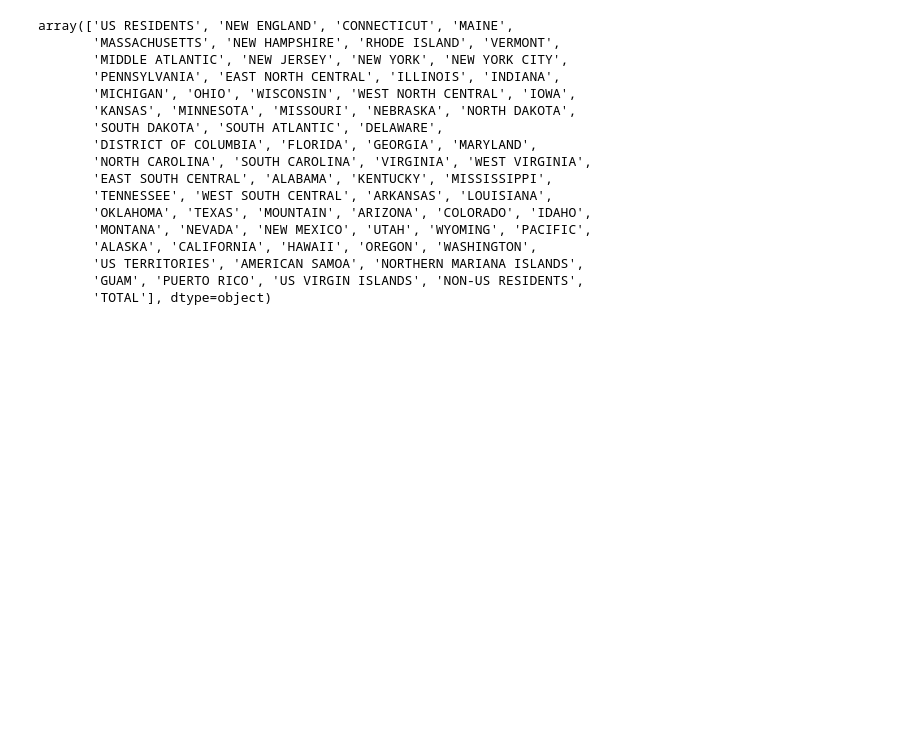
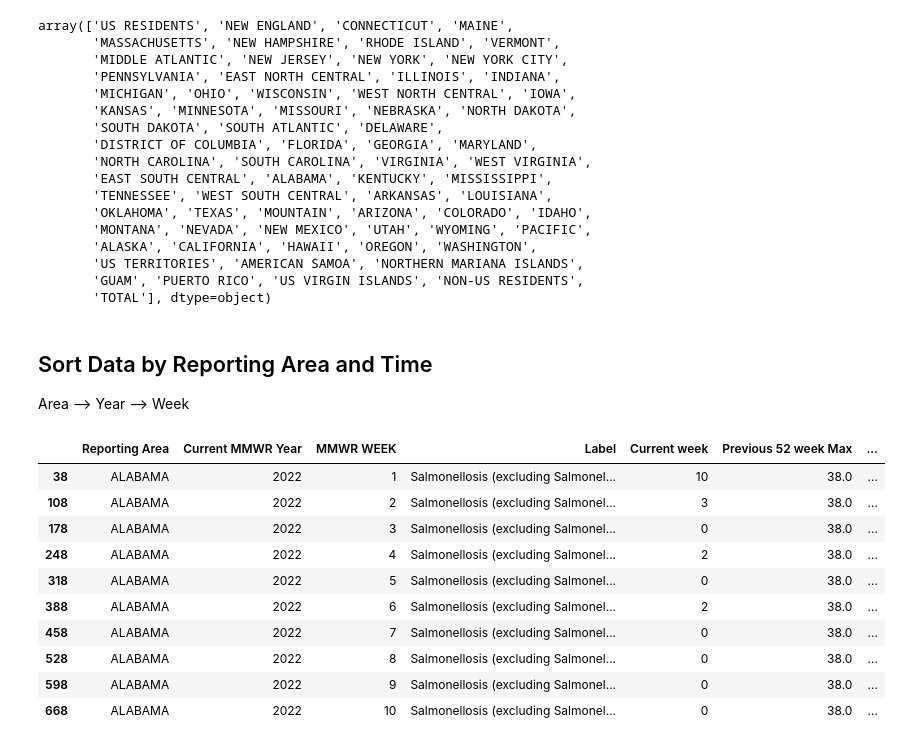
Before and after one commit to swirita/Disease-Forecasting, a Jupyter notebook: notebooks/01_preparing_data.ipynb, the cells around one changed output. Drawn from its saved outputs; the diff is of its cells as text; code cells hidden in the pictures; blank space fills up the shorter version.

```diff
--- a/notebooks/01_preparing_data.ipynb
+++ b/notebooks/01_preparing_data.ipynb
@@ -451,3 +459,21 @@ array(['US RESIDENTS', 'NEW ENGLAND', 'CONNECTICUT', 'MAINE',
        'US TERRITORIES', 'AMERICAN SAMOA', 'NORTHERN MARIANA ISLANDS',
        'GUAM', 'PUERTO RICO', 'US VIRGIN ISLANDS', 'NON-US RESIDENTS',
        'TOTAL'], dtype=object)
+# %% [markdown]
+## Sort Data by Reporting Area and Time
+Area --> Year --> Week
+# %%
+df = df.sort_values(["Reporting Area","Current MMWR Year","MMWR WEEK"])
+df.head(10)
+# %% [output]
+|  | Reporting Area | Current MMWR Year | MMWR WEEK | Label | Current week | Previous 52 week Max | ... |
+| 38 | ALABAMA | 2022 | 1 | Salmonellosis (excluding Salmonel... | 10 | 38.0 | ... |
+| 108 | ALABAMA | 2022 | 2 | Salmonellosis (excluding Salmonel... | 3 | 38.0 | ... |
+| 178 | ALABAMA | 2022 | 3 | Salmonellosis (excluding Salmonel... | 0 | 38.0 | ... |
+| 248 | ALABAMA | 2022 | 4 | Salmonellosis (excluding Salmonel... | 2 | 38.0 | ... |
+| 318 | ALABAMA | 2022 | 5 | Salmonellosis (excluding Salmonel... | 0 | 38.0 | ... |
+| 388 | ALABAMA | 2022 | 6 | Salmonellosis (excluding Salmonel... | 2 | 38.0 | ... |
+| 458 | ALABAMA | 2022 | 7 | Salmonellosis (excluding Salmonel... | 0 | 38.0 | ... |
+| 528 | ALABAMA | 2022 | 8 | Salmonellosis (excluding Salmonel... | 0 | 38.0 | ... |
+| 598 | ALABAMA | 2022 | 9 | Salmonellosis (excluding Salmonel... | 0 | 38.0 | ... |
+| 668 | ALABAMA | 2022 | 10 | Salmonellosis (excluding Salmonel... | 0 | 38.0 | ... |
```
Also changed, not shown: parts of 10 cells of this notebook.
